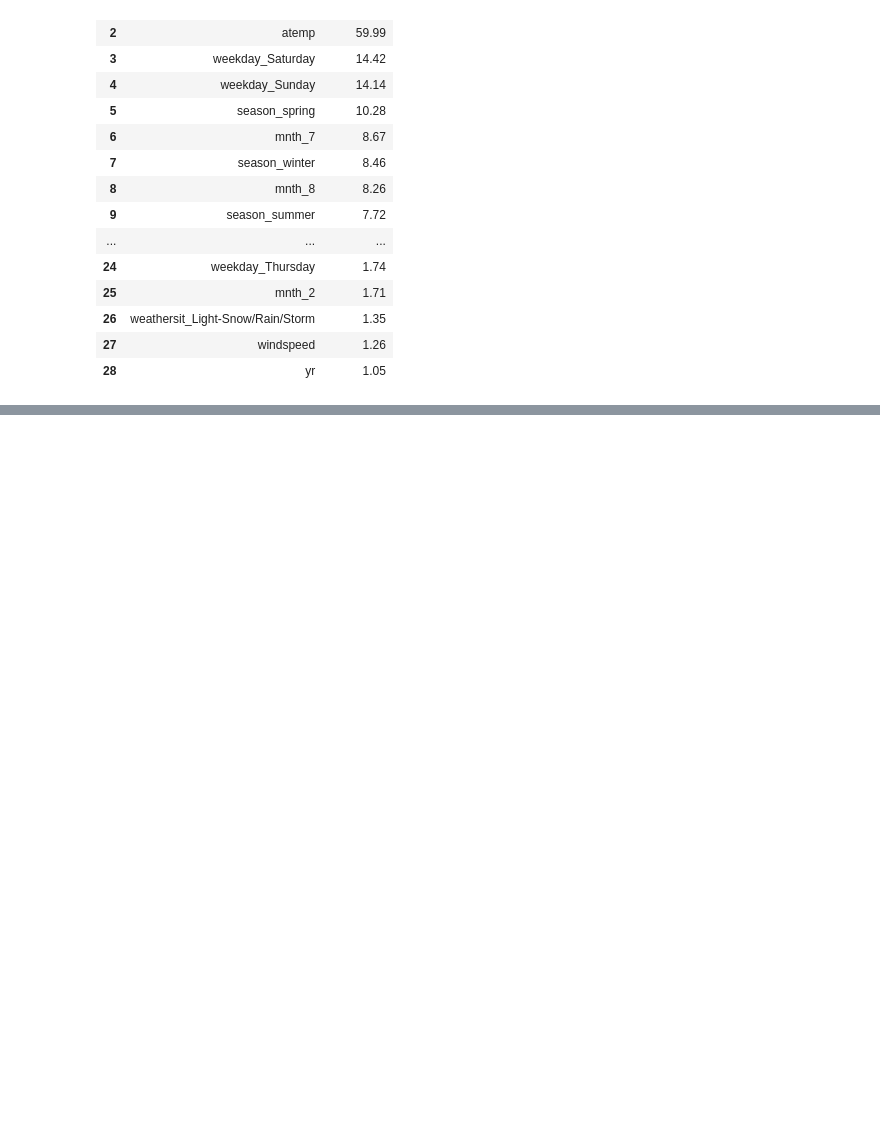
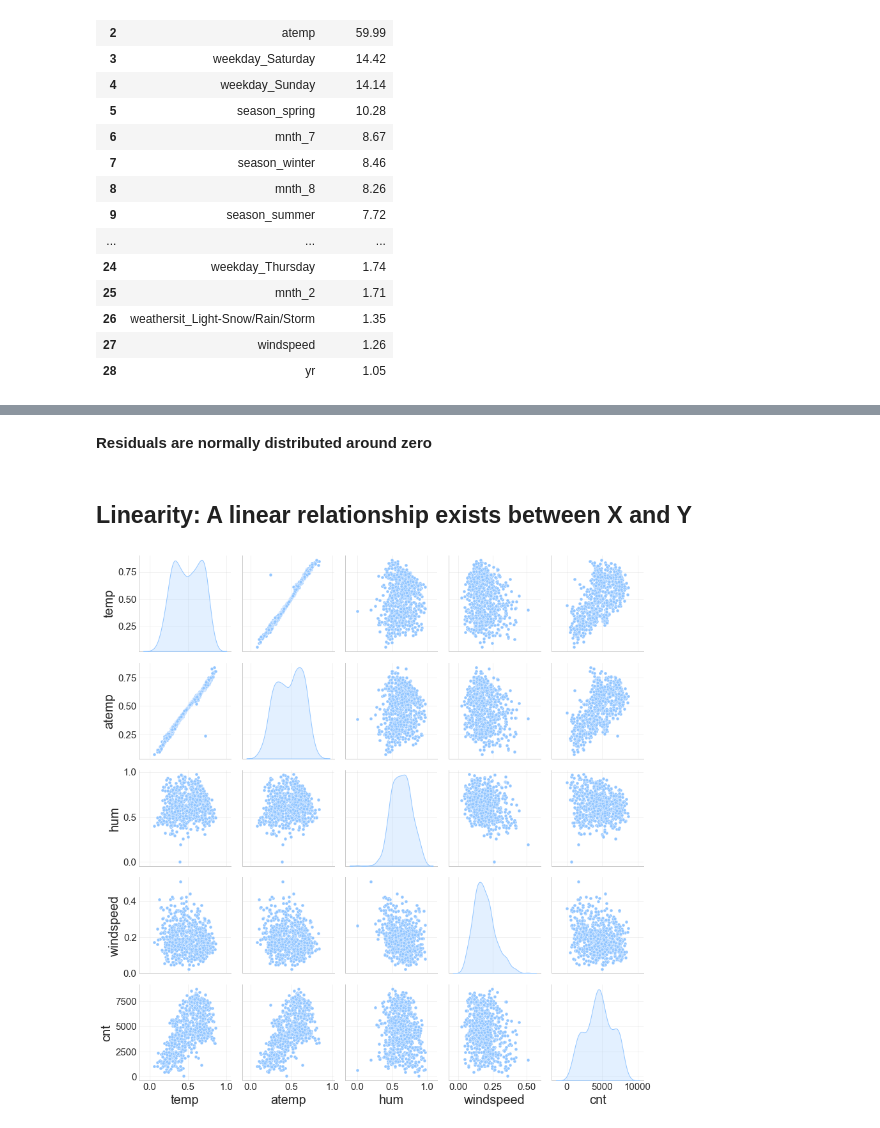
Before and after one commit to Sirnobaka/Kaggle_notebooks, a Jupyter notebook: Rental_BikeSharing/Linear_Regression.ipynb, the cells around one changed output, grey strips where cells are left out. Saved outputs shown, nothing was run; the diff lists cells and outputs as text; code cells hidden in the pictures; blank space fills up the shorter version.

Commit message:
update rental bikes linear regression notebook

```diff
--- a/Rental_BikeSharing/Linear_Regression.ipynb
+++ b/Rental_BikeSharing/Linear_Regression.ipynb
@@ -706,0 +1328,11 @@ x_rfe = x[new_col]
+# %% [markdown]
+<b>Residuals are normally distributed around zero</b>
+# %% [markdown]
+## Linearity: A linear relationship exists between X and Y
+# %%
+new_bike_numerical=new_bike[['temp', 'atemp', 'hum', 'windspeed','cnt']]
+plt.style.use('seaborn-whitegrid')
+sns.pairplot(new_bike_numerical, diag_kind='kde')
+plt.show()
+# %% [output]
+[figure, added]
```
Also changed, not shown: parts of 104 cells of this notebook.
